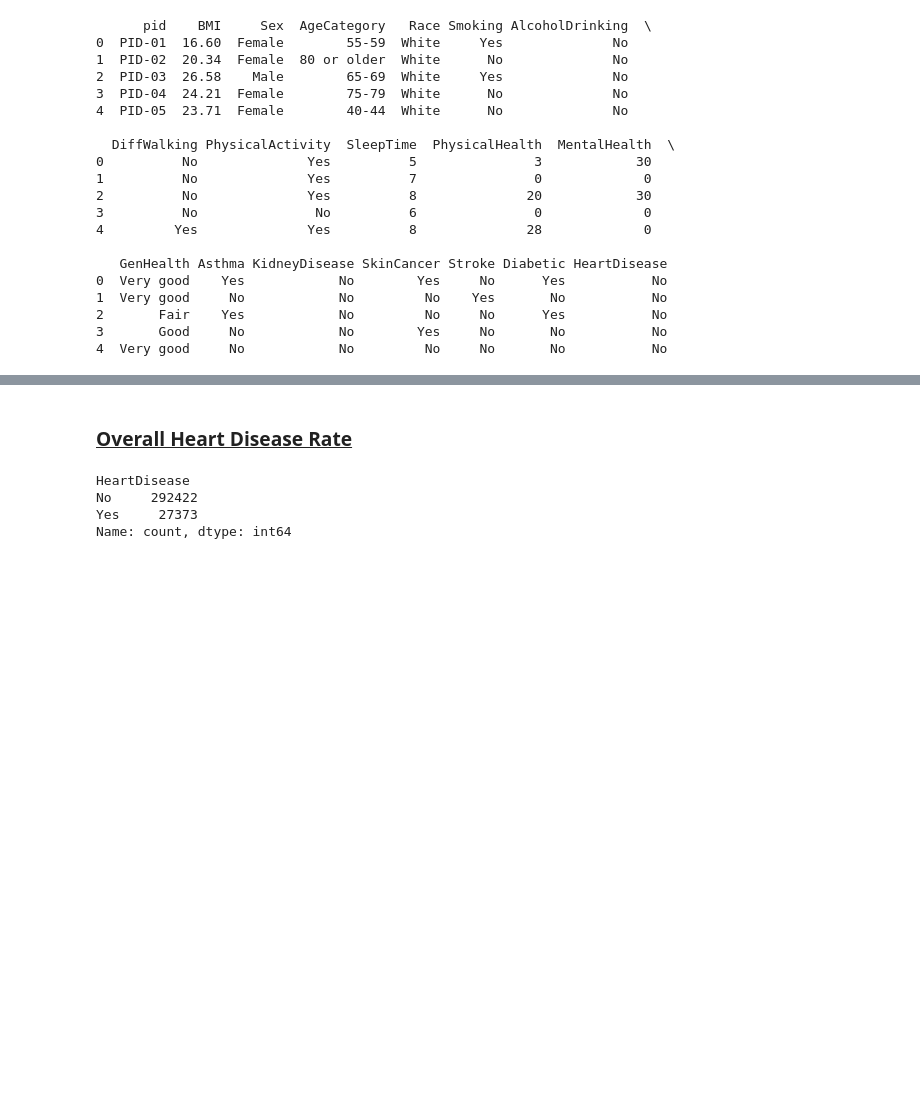
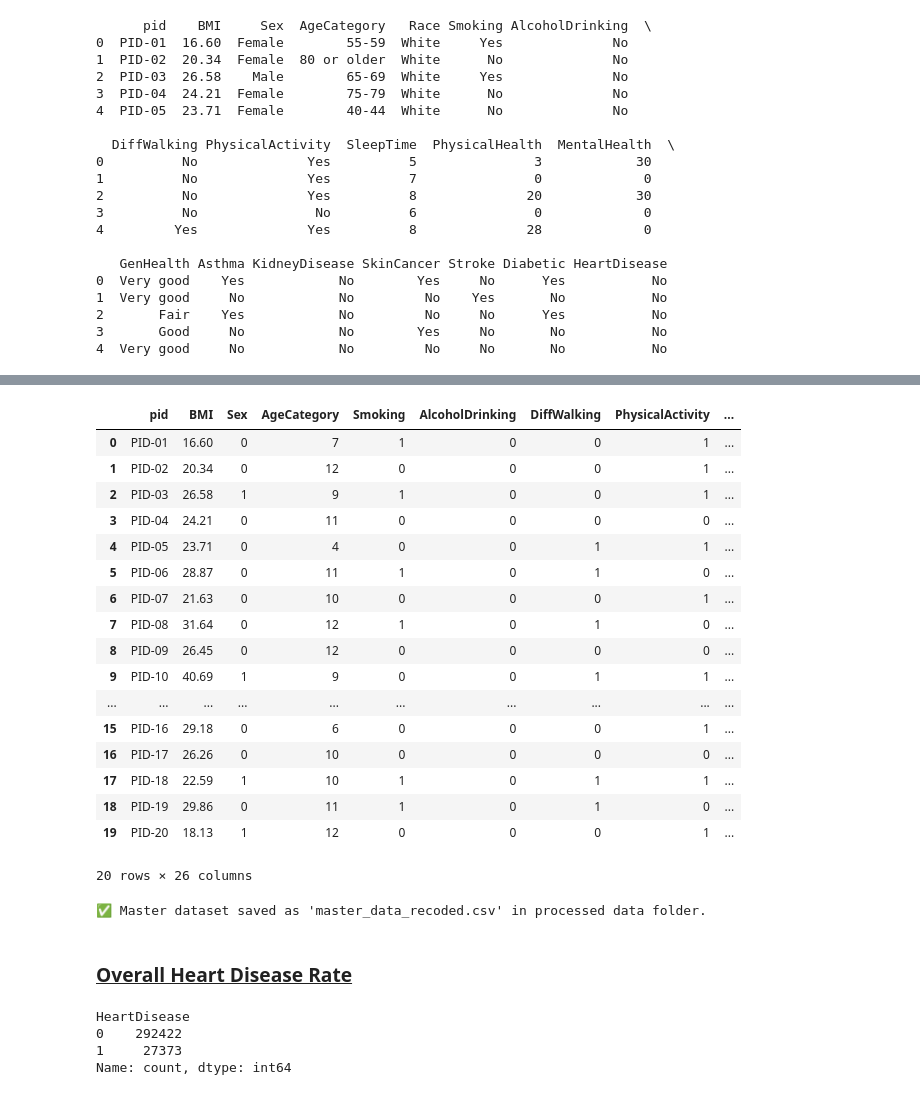
Before and after one commit to kochezz/heart-disease-prediction-BLR, a Jupyter notebook: notebooks/01_EDA.ipynb, the cells around one changed output, grey strips where cells are left out. Drawn from its saved outputs; the diff is of its cells as text; code cells hidden in the pictures; blank space fills up the shorter version.

```diff
--- a/notebooks/01_EDA.ipynb
+++ b/notebooks/01_EDA.ipynb
@@ -361,0 +329,63 @@ Name: count, dtype: int64
+# %%
+# Recode 'AgeCategory' Ordinally
+
+age_order = ['18-24', '25-29', '30-34', '35-39', '40-44', '45-49',
+             '50-54', '55-59', '60-64', '65-69', '70-74', '75-79', '80 or older']
+age_map = {age: idx for idx, age in enumerate(age_order)}
+master_data['AgeCategory'] = master_data['AgeCategory'].map(age_map)
+# %%
+# Bin the  BMI variable into standard categories
+
+def bmi_category(bmi):
+    if bmi < 18.5:
+        return 'Underweight'
+    elif 18.5 <= bmi < 25:
+        return 'Normal'
+    elif 25 <= bmi < 30:
+        return 'Overweight'
+    else:
+        return 'Obese'
+
+master_data['BMI_Category'] = master_data['BMI'].apply(bmi_category)
+# %%
+# Bin SleepTime
+
+def sleep_category(sleep):
+    if sleep < 5:
+        return 'Very Low'
+    elif 5 <= sleep < 7:
+        return 'Low'
+    elif 7 <= sleep <= 9:
+        return 'Optimal'
+    else:
+        return 'High'
+
+master_data['Sleep_Category'] = master_data['SleepTime'].apply(sleep_category)
+# %%
+# One hot encode Race variable
+
+race_dummies = pd.get_dummies(master_data['Race'], prefix='Race')
+master_data = pd.concat([master_data.drop(columns='Race'), race_dummies], axis=1)
+# %%
+# Preview the transformed dataset
+
+master_data.head(20)
+# %% [output]
+|  | pid | BMI | Sex | AgeCategory | Smoking | AlcoholDrinking | DiffWalking | PhysicalActivity | ... |
+| 0 | PID-01 | 16.60 | 0 | 7 | 1 | 0 | 0 | 1 | ... |
+| 1 | PID-02 | 20.34 | 0 | 12 | 0 | 0 | 0 | 1 | ... |
+| 2 | PID-03 | 26.58 | 1 | 9 | 1 | 0 | 0 | 1 | ... |
+| 3 | PID-04 | 24.21 | 0 | 11 | 0 | 0 | 0 | 0 | ... |
+| 4 | PID-05 | 23.71 | 0 | 4 | 0 | 0 | 1 | 1 | ... |
+| 5 | PID-06 | 28.87 | 0 | 11 | 1 | 0 | 1 | 0 | ... |
+| 6 | PID-07 | 21.63 | 0 | 10 | 0 | 0 | 0 | 1 | ... |
+| 7 | PID-08 | 31.64 | 0 | 12 | 1 | 0 | 1 | 0 | ... |
+| 8 | PID-09 | 26.45 | 0 | 12 | 0 | 0 | 0 | 0 | ... |
+| 9 | PID-10 | 40.69 | 1 | 9 | 0 | 0 | 1 | 1 | ... |
+| ... | ... | ... | ... | ... | ... | ... | ... | ... | ... |
+| 15 | PID-16 | 29.18 | 0 | 6 | 0 | 0 | 0 | 1 | ... |
+| 16 | PID-17 | 26.26 | 0 | 10 | 0 | 0 | 0 | 0 | ... |
+| 17 | PID-18 | 22.59 | 1 | 10 | 1 | 0 | 1 | 1 | ... |
+| 18 | PID-19 | 29.86 | 0 | 11 | 1 | 0 | 1 | 0 | ... |
+| 19 | PID-20 | 18.13 | 1 | 12 | 0 | 0 | 0 | 1 | ... |
+20 rows × 26 columns
@@ -362,2 +396,7 @@ Name: count, dtype: int64
+# %%
+master_data.to_csv("master_data_recoded.csv", index=False)
+print("✅ Master dataset saved as 'master_data_recoded.csv' in processed data folder.")
+# %% [output]
+✅ Master dataset saved as 'master_data_recoded.csv' in processed data folder.
 # %% [markdown]
 ### <ins>Overall Heart Disease Rate</ins>
@@ -364,10 +406,10 @@ Name: count, dtype: int64
 # %%
 # Preview structure to reveal how many people have (1) and do not have (0) heart disease.
 
-print(master_data['HeartDisease'].value_counts())
+print(master_data_recoded['HeartDisease'].value_counts())
 # %% [output]
 HeartDisease
-No     292422
-Yes     27373
+0    292422
+1     27373
 Name: count, dtype: int64
 # %%
```
Also changed, not shown: parts of 19 cells of this notebook, 1 other file.
